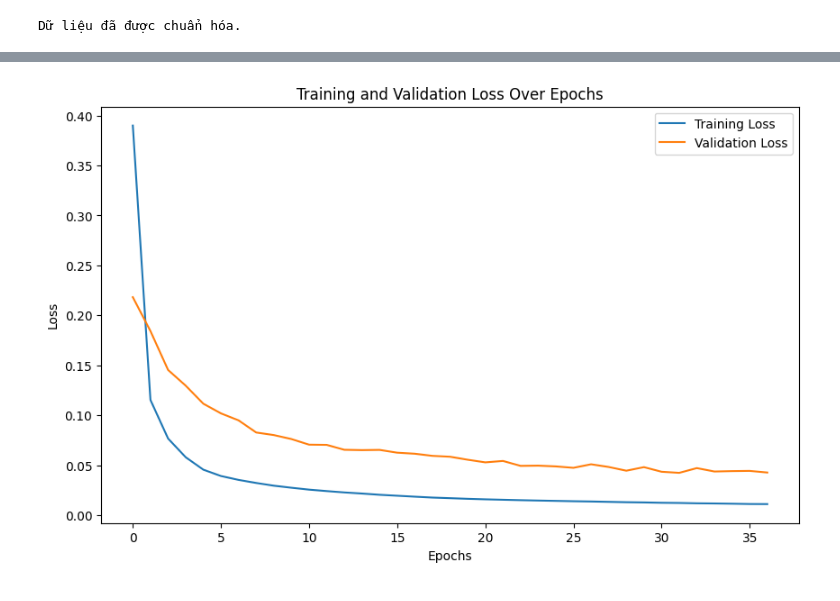
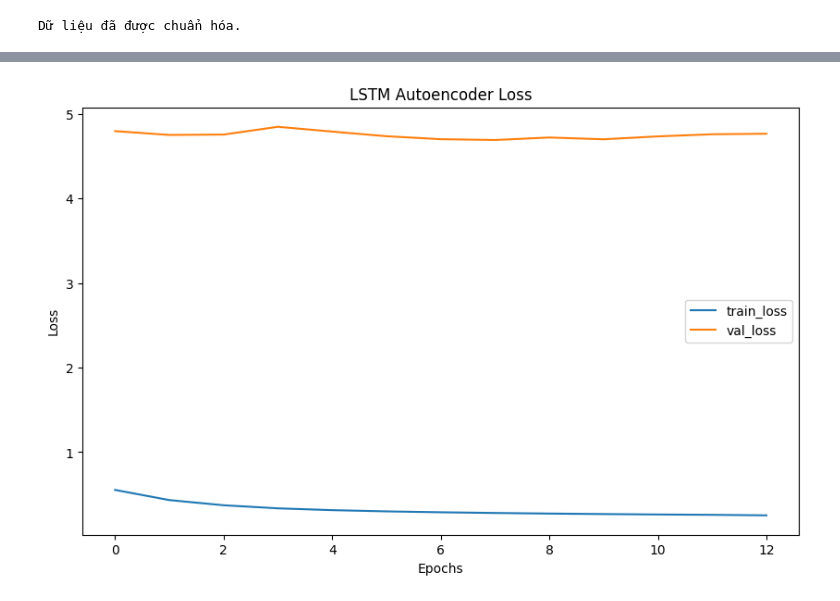
Before and after one commit to NguyenHa554/Anomaly-detection-in-SCADA-system-, a Jupyter notebook: SWAT_analysis.ipynb, the cells around one changed output, grey strips where cells are left out. Saved outputs shown, nothing was run; the diff lists cells and outputs as text; code cells hidden in the pictures.

Commit message:
LSTM

```diff
--- a/SWAT_analysis.ipynb
+++ b/SWAT_analysis.ipynb
@@ -270,0 +304,22 @@ Model: "functional"
+# %%
+from tensorflow.keras.layers import Dropout
+n_samples, n_timesteps, n_features = X_train_seq.shape
+
+# Xây dựng kiến trúc mô hình
+lstm_autoencoder = Sequential([
+    # Encoder
+    LSTM(32, activation='tanh', input_shape=(n_timesteps, n_features), return_sequences=True),
+    Dropout(0.2),
+    LSTM(16, activation='tanh', return_sequences=False),
+    RepeatVector(n_timesteps),
+
+    # Decoder
+    LSTM(16, activation='tanh', return_sequences=True),
+    Dropout(0.2),
+    LSTM(32, activation='tanh', return_sequences=True),
+    TimeDistributed(Dense(n_features))
+])
+
+
+lstm_autoencoder.compile(optimizer='adam', loss='mae')
+lstm_autoencoder.summary()
@@ -271,25 +351,24 @@ Model: "functional"
 # %%
 #---------------------------------------------------------------------------------
-# Train the autoencoder
+# Training LSTM Autoencoder
 
-EarlyStopping = EarlyStopping(monitor='val_loss', patience=5, restore_best_weights=True)
+from tensorflow.keras.callbacks import EarlyStopping
 
-history = autoencoder.fit(
-    X_train_scaled, X_train_scaled,
+early_stopping = EarlyStopping(monitor='val_loss', patience=5, mode='min', restore_best_weights=True)
+
+history = lstm_autoencoder.fit(
+    X_train_seq, X_train_seq,
     epochs=50,
     batch_size=32,
     validation_split=0.1,
-    callbacks=[EarlyStopping],
-    shuffle=True
+    callbacks=[early_stopping],
+    shuffle=False
 )
 
-print("Autoencoder model trained!")
-
 plt.figure(figsize=(10, 6))
-plt.plot(history.history['loss'], label='Training Loss')
-plt.plot(history.history['val_loss'], label='Validation Loss')
-
-plt.title('Training and Validation Loss Over Epochs')
+plt.plot(history.history['loss'], label='train_loss')
+plt.plot(history.history['val_loss'], label='val_loss')
+plt.title('LSTM Autoencoder Loss')
 plt.xlabel('Epochs')
 plt.ylabel('Loss')
 plt.legend()
@@ -315 +394 @@ Autoencoder model trained!
-[figure, old version]
+[figure, new version]
```
Also changed, not shown: parts of 13 cells of this notebook.
